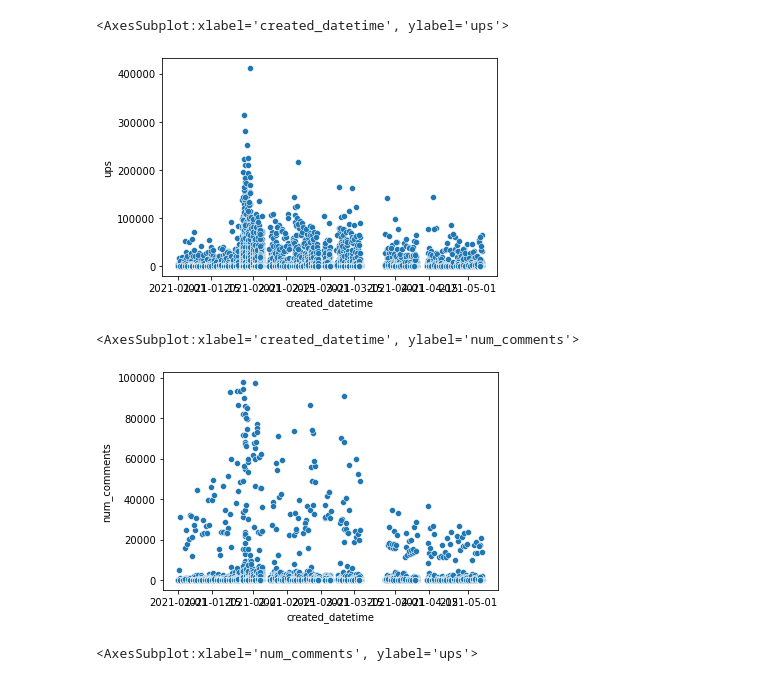
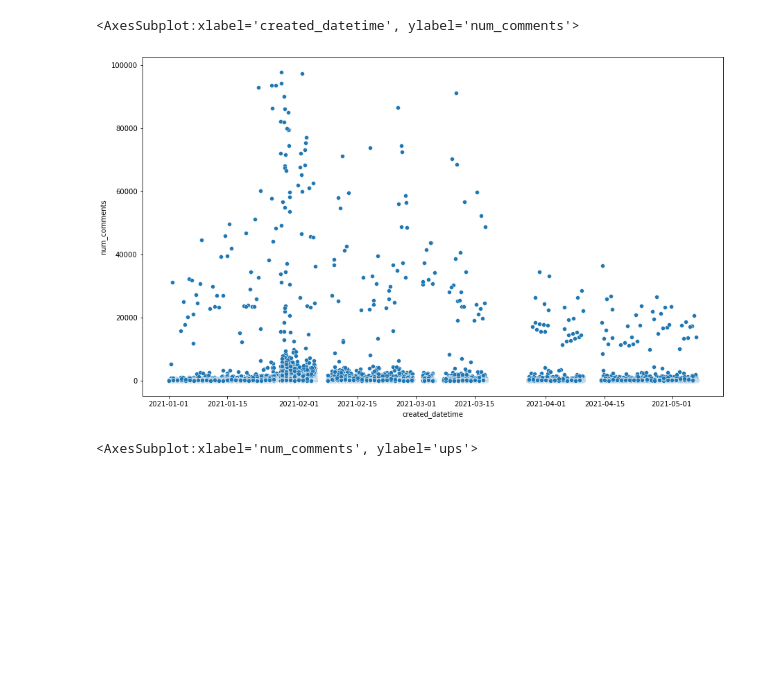
Before and after one commit to ElleNajt/ErdosInstitute-SIG_Project, a Jupyter notebook: CleaningRedditData.ipynb, the cells around one changed output. Saved outputs shown, nothing was run; the diff lists cells and outputs as text; code cells hidden in the pictures; blank space fills up the shorter version.

Commit message:
cleaned up and made comparison with kaggle data

```diff
--- a/CleaningRedditData.ipynb
+++ b/CleaningRedditData.ipynb
@@ -23,5 +58,5 @@ and removing uninteresting columns.
 # %%
-subreddit_df = pd.read_pickle("Data_2021/2021wsb.pkl")
+#subreddit_df = pd.read_pickle("Data_2021/2021wsb.pkl")
 # %%
 def extract_text(s):
     if s == None:
@@ -33,9 +68,9 @@ subreddit_df["selftext"] = subreddit_df["selftext_html"].apply(extract_text)
 # %%
 def date(created):
     # Converts the timestamp to UTC time
-    return datetime.utcfromtimestamp(created).replace(tzinfo=timezone.utc)
+    return datetime.utcfromtimestamp(created)
 
-subreddit_df["created_datetime"] = subreddit_df["created_utc"].apply(date)
+subreddit_df["created_datetime_utc"] = subreddit_df["created_utc"].apply(date)
 # %%
 list(subreddit_df.columns)
 # %% [output]
@@ -57,7 +92,7 @@ list(subreddit_df.columns)
  'crosspost_parent',
  'created_datetime']
 # %%
-cols = [ 'title', "created_datetime", 'created_utc', 'selftext', 'selftext_html', 'author', 'author_fullname', 'upvote_ratio',  'ups', 'total_awards_received', 'is_self', 'id', 'num_comments', 'url', 'is_video']
+cols = [ 'title',  'author',  "created_datetime_utc",  'selftext', 'url',  'upvote_ratio',  'ups', 'total_awards_received',  'num_comments', 'num_crossposts' ,'is_self',  'is_video', 'media_only', 'id',  'created_utc','selftext_html', 'author_fullname',]
 subreddit_cleaned = subreddit_df[cols]
 # %%
 subreddit_cleaned.to_pickle('wsb_cleaned.pkl')
@@ -66,13 +180,9 @@ sns.pairplot( subreddit_cleaned.select_dtypes(include='number'))
 # %%
-sns.scatterplot(data = subreddit_cleaned[subreddit_cleaned.ups > 40], x = "created_datetime", y = "ups")
+fig, ax = pyplot.subplots(figsize=(15, 9))
+sns.scatterplot(ax=ax, data = subreddit_cleaned[subreddit_cleaned["ups"] >= 40], x = "created_datetime", y = "num_comments")
 # %% [output]
-<AxesSubplot:xlabel='created_datetime', ylabel='ups'>
+<AxesSubplot:xlabel='created_datetime', ylabel='num_comments'>
-[figure, old version]
+[figure, new version]
-# %%
-sns.scatterplot(data = subreddit_cleaned[subreddit_cleaned.ups > 40], x = "created_datetime", y = "num_comments")
-# %% [output]
-<AxesSubplot:xlabel='created_datetime', ylabel='num_comments'>
-[figure, removed]
 # %%
 sns.scatterplot(data = subreddit_cleaned[subreddit_cleaned.ups > 40], x = "num_comments", y = "ups")
 # %% [output]
```
Also changed, not shown: parts of 26 cells of this notebook, 1 other file.
